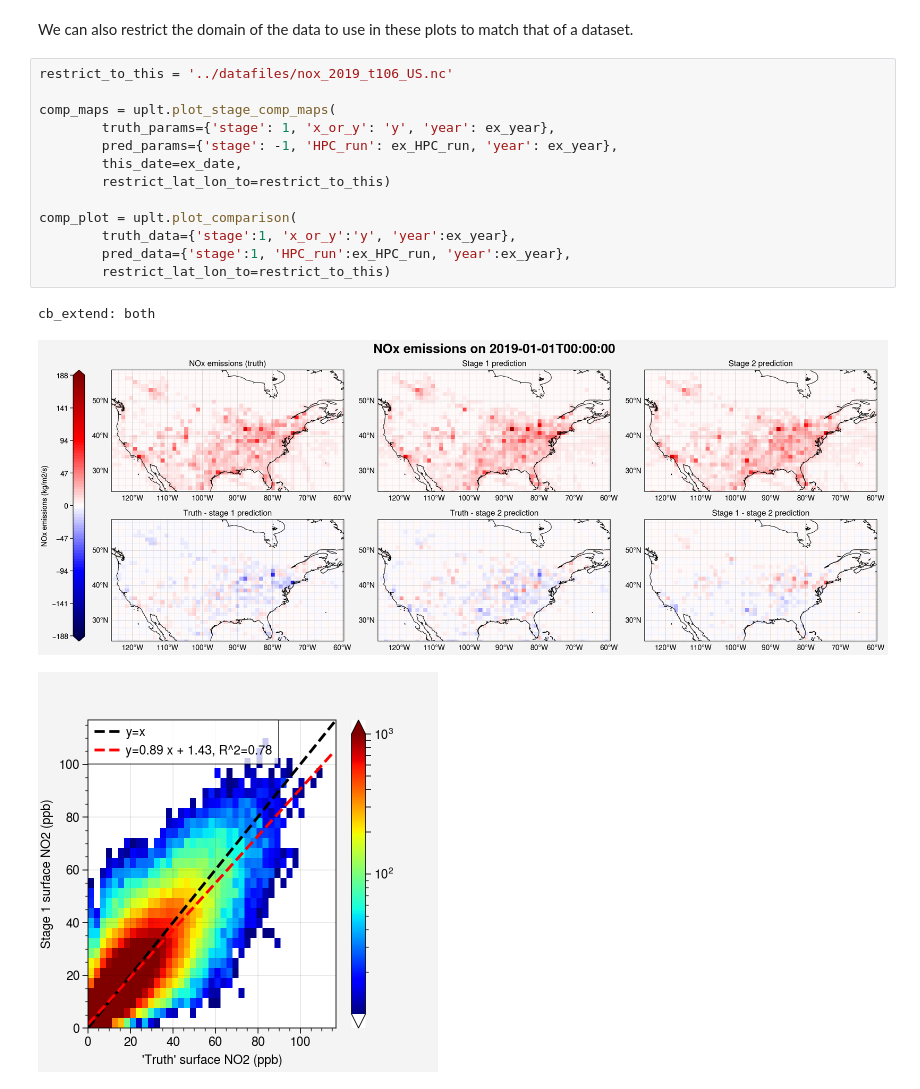
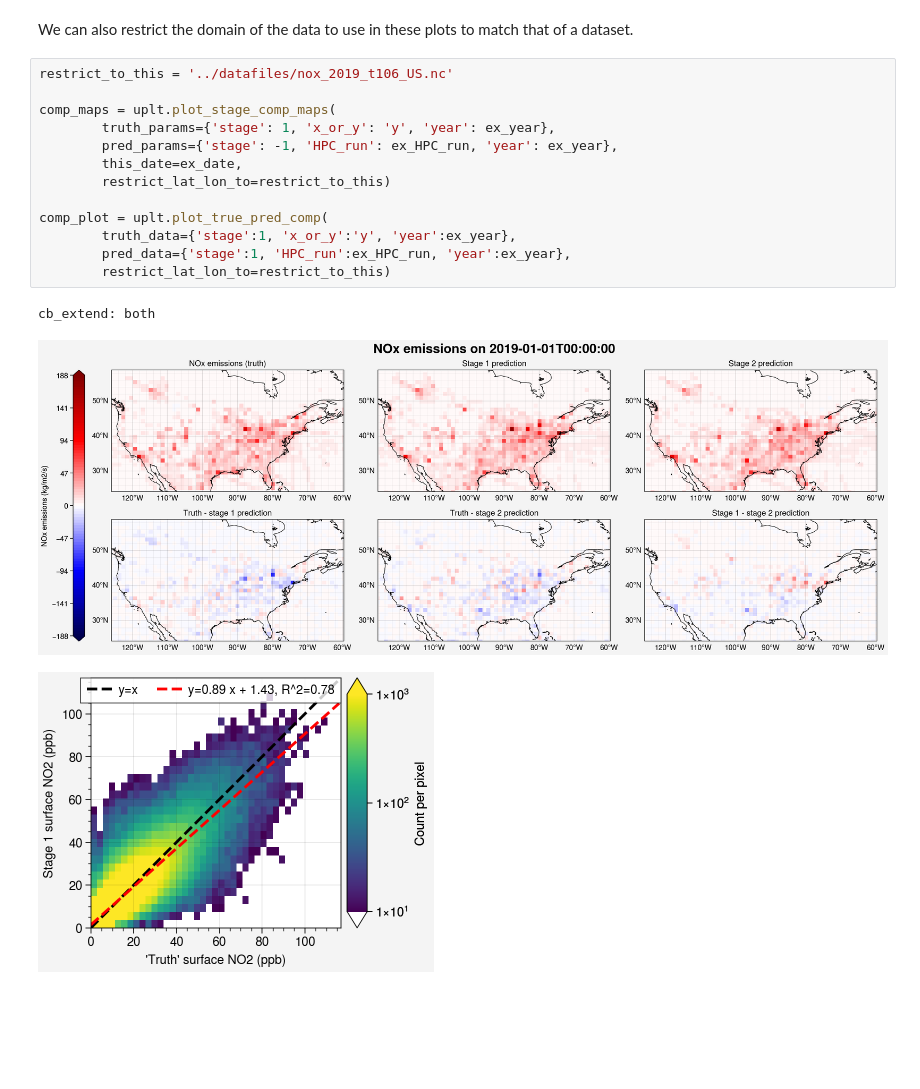
Before and after one commit to scheemik/unox, a Jupyter notebook: docs/example.ipynb, the cells around one changed output. Drawn from its saved outputs; the diff is of its cells as text; blank space fills up the shorter version.

```diff
--- a/docs/example.ipynb
+++ b/docs/example.ipynb
@@ -112,17 +112,17 @@ We can also restrict the domain of the data to use in these plots to match that
 # %%
 restrict_to_this = '../datafiles/nox_2019_t106_US.nc'
 
 comp_maps = uplt.plot_stage_comp_maps(
         truth_params={'stage': 1, 'x_or_y': 'y', 'year': ex_year},
         pred_params={'stage': -1, 'HPC_run': ex_HPC_run, 'year': ex_year},
         this_date=ex_date,
         restrict_lat_lon_to=restrict_to_this)
 
-comp_plot = uplt.plot_comparison(
+comp_plot = uplt.plot_true_pred_comp(
         truth_data={'stage':1, 'x_or_y':'y', 'year':ex_year},
         pred_data={'stage':1, 'HPC_run':ex_HPC_run, 'year':ex_year},
         restrict_lat_lon_to=restrict_to_this)
 # %% [output]
 cb_extend: both
 [figure]
-[figure, old version]
+[figure, new version]
```
Also changed, not shown: parts of 3 cells of this notebook.
